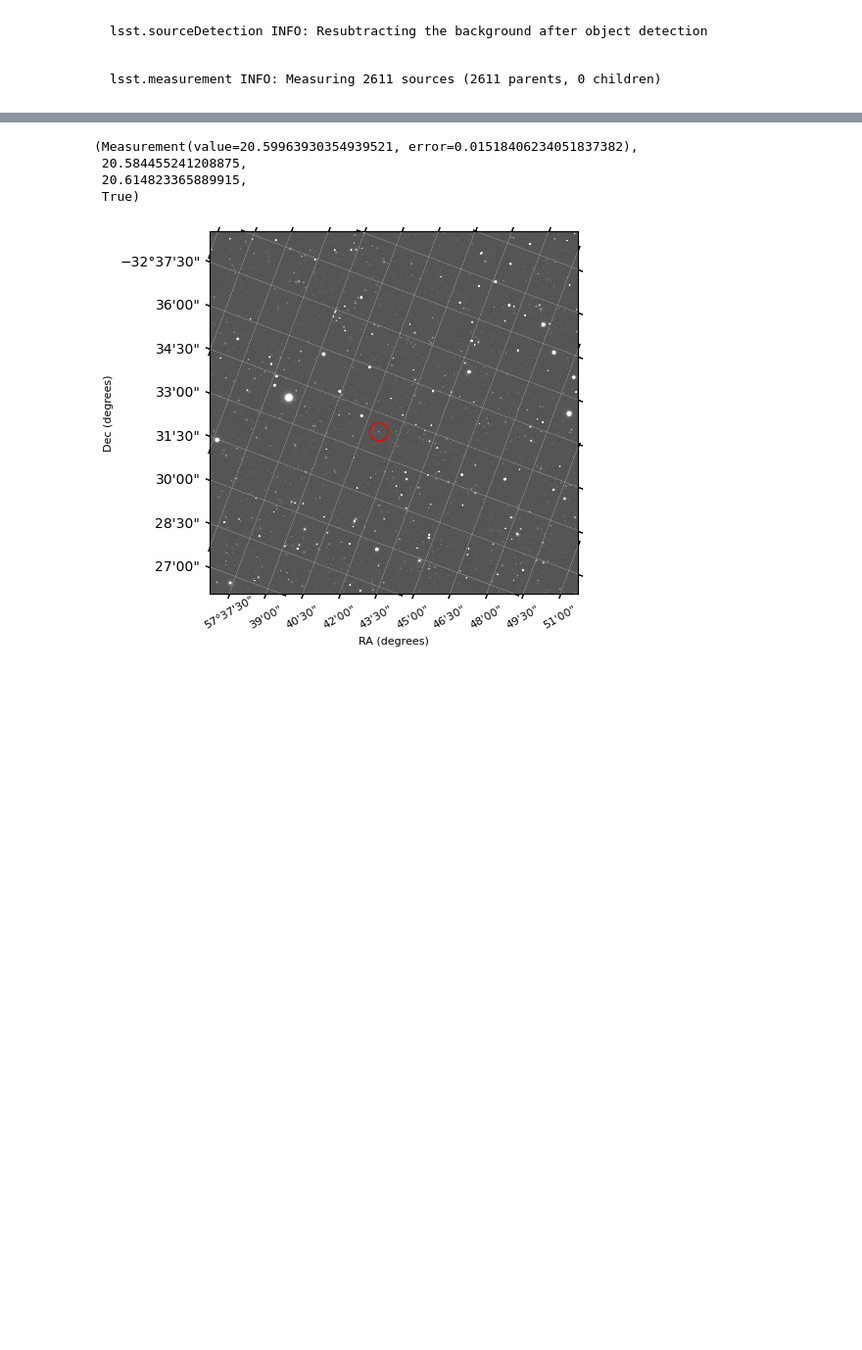
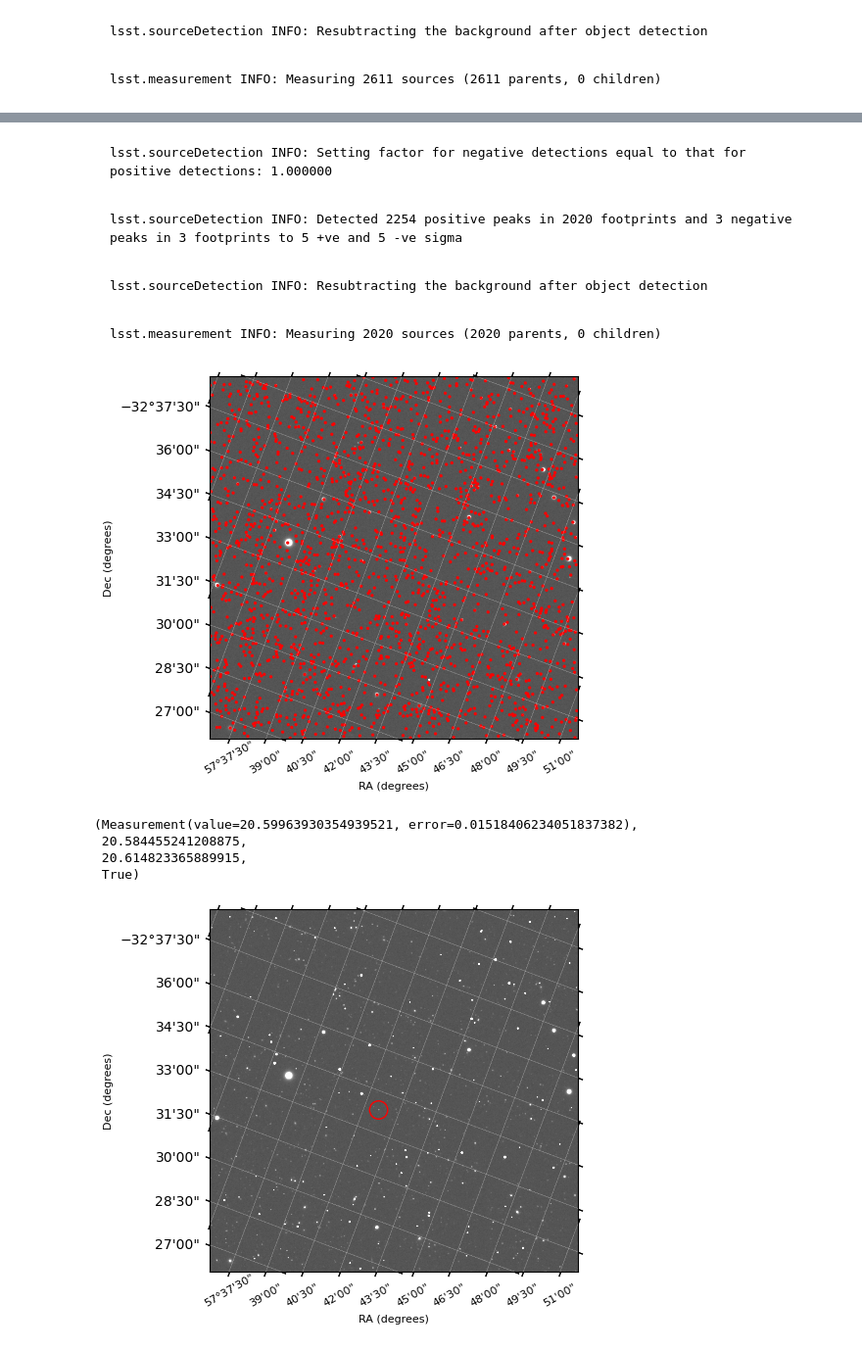
Before and after one commit to nowokaren/DP0_microlensing, a Jupyter notebook: proof_of_concept.ipynb, the cells around one changed output, grey strips where cells are left out. Shown at 98% size. Drawn from its saved outputs; the diff is of its cells as text; code cells hidden in the pictures; blank space fills up the shorter version.

```diff
--- a/proof_of_concept.ipynb
+++ b/proof_of_concept.ipynb
@@ -89,0 +191,5 @@ lsst.visitInjectTask INFO: Injected 1 of 1 potential source. 0 sources flagged a
+# %%
+table = pd.DataFrame(columns=["ra", "dec", "flux", "flux_err", "mag", "mag_err", "flag"])
+table["ra"] = injected_catalog["ra"]; table["dec"] = injected_catalog["dec"]
+table.loc[(table["ra"] == ra) & (table["dec"] == dec), ["flux", "flux_err", "mag", "mag_err"]] = [1,2,3,4]
+table
@@ -89,0 +199,3 @@ lsst.visitInjectTask INFO: Injected 1 of 1 potential source. 0 sources flagged a
+# %%
+table.loc[table["ra"] == ra]=[3
+table
@@ -143,3 +257,38 @@ Length = 2611 rows
+# %%
+# measure task config.thresholdValue = 5
+from lsst.afw import table as afwTable
+from lsst.meas.base import SingleFrameMeasurementTask
+from lsst.meas.algorithms import SourceDetectionTask
+import lsst.daf.base as dafBase
+
+schema = afwTable.SourceTable.makeMinimalSchema()
+raerr = schema.addField("coord_raErr", type="F")
+decerr = schema.addField("coord_decErr", type="F")
+algMetadata = dafBase.PropertyList()
+config = SourceDetectionTask.ConfigClass()
+config.thresholdValue = 5
+config.thresholdType = "stdev"
+detection_task = SourceDetectionTask(schema=schema, config=config)
+config = SingleFrameMeasurementTask.ConfigClass()
+measurment_task = SingleFrameMeasurementTask(schema=schema,
+                                                   config=config,
+                                                   algMetadata=algMetadata)
+# measure calexp
+tab = afwTable.SourceTable.make(schema)
+result = detection_task.run(tab, new_calexp.expF)
+sources = result.sources
+# sources = calexp.get_sources(self.tasks["Detection"], schema)
+measurment_task.run(measCat=sources, exposure=new_calexp.expF)
+
+ax = new_calexp.plot()
+for i in range(len(sources)):
+    new_calexp.add_point(ax,sources[i]["coord_ra"].asDegrees(), sources[i]["coord_dec"].asDegrees(), r = 5)
+# %% [output]
+lsst.sourceDetection INFO: Setting factor for negative detections equal to that for positive detections: 1.000000
+lsst.sourceDetection INFO: Detected 2254 positive peaks in 2020 footprints and 3 negative peaks in 3 footprints to 5 +ve and 5 -ve sigma
+lsst.sourceDetection INFO: Resubtracting the background after object detection
+lsst.measurement INFO: Measuring 2020 sources (2020 parents, 0 children)
+[figure, added]
 # %%
 from lsst.geom import Angle, radians, degrees, SpherePoint
 import numpy as np
```
Also changed, not shown: parts of 16 cells of this notebook, 7 other files.
